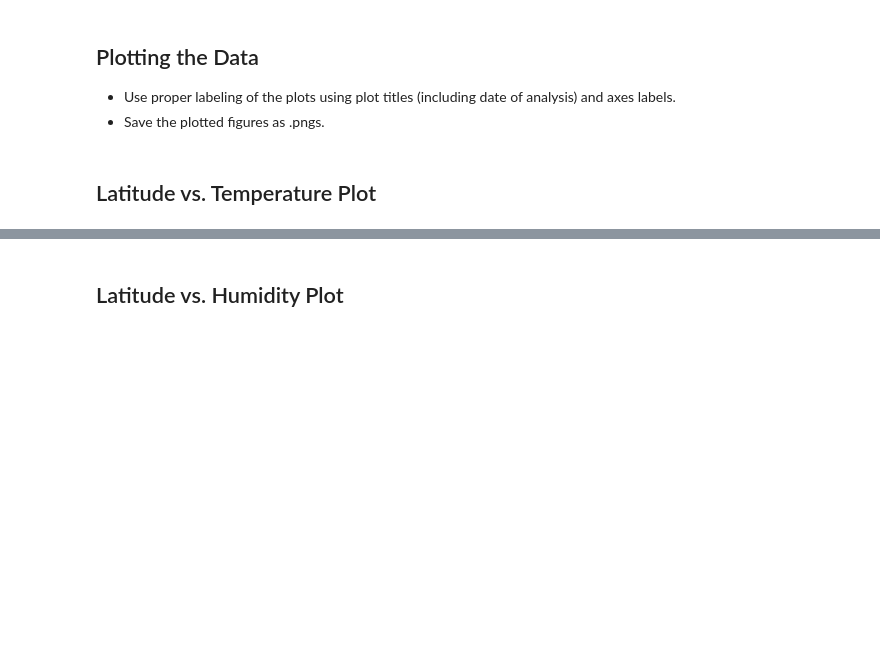
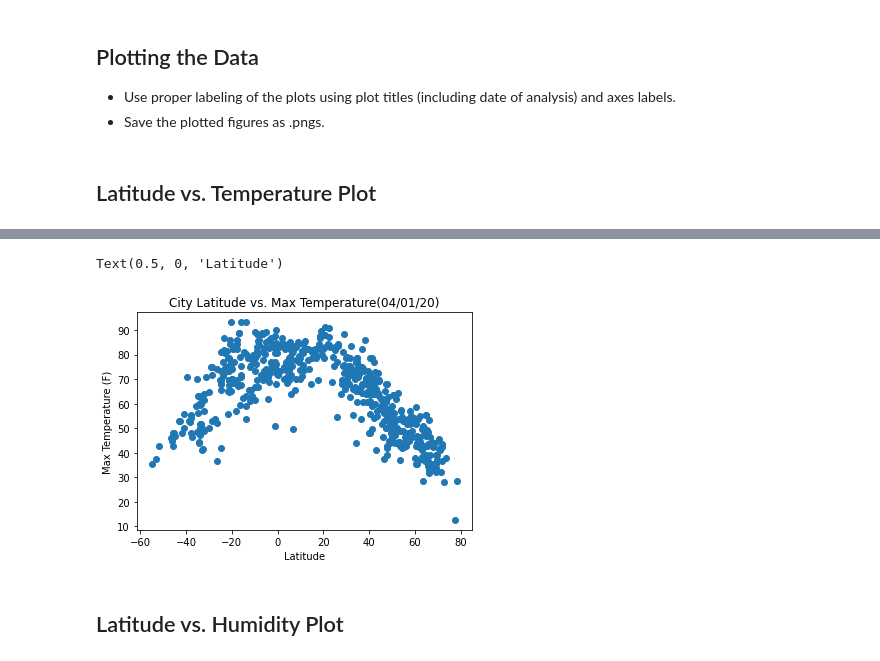
Before and after one commit to msierra-09/python-api-challenge, a Jupyter notebook: WeatherPy/WeatherPy.ipynb, the cells around one changed output, grey strips where cells are left out. Saved outputs shown, nothing was run; the diff lists cells and outputs as text; code cells hidden in the pictures; blank space fills up the shorter version.

```diff
--- a/WeatherPy/WeatherPy.ipynb
+++ b/WeatherPy/WeatherPy.ipynb
@@ -41,0 +49,6 @@ Data Retrieval Complete
+# %%
+url = "http://api.openweathermap.org/data/2.5/weather?"
+units = "imperial"
+
+query_url = f"{url}appid={weather_api_key}&units={units}&q="
+requests.get(query_url + city).json()
@@ -64,0 +129,17 @@ Data Retrieval Complete
+# %%
+
+data = pd.DataFrame({
+
+              "City": city_name,
+              "Lat": latitude,
+              "Lng": longitude,
+              "Max Temp": max_temp,
+              "Humidity": humidity,
+              "Cloudiness": cloudiness,
+              "Wind Speed": wind_speed,
+              "Country": country,
+              "Date": date
+
+
+             })
+data
@@ -103,2 +181,10 @@ Int64Index([], dtype='int64')
+# %%
+plt.scatter(x=data["Lat"], y=data["Max Temp"])
+plt.title("City Latitude vs. Max Temperature(04/01/20)")
+plt.ylabel("Max Temperature (F)")
+plt.xlabel("Latitude")
+# %% [output]
+Text(0.5, 0, 'Latitude')
+[figure, added]
 # %% [markdown]
 ## Latitude vs. Humidity Plot
```
Also changed, not shown: parts of 34 cells of this notebook, 3 other files.
